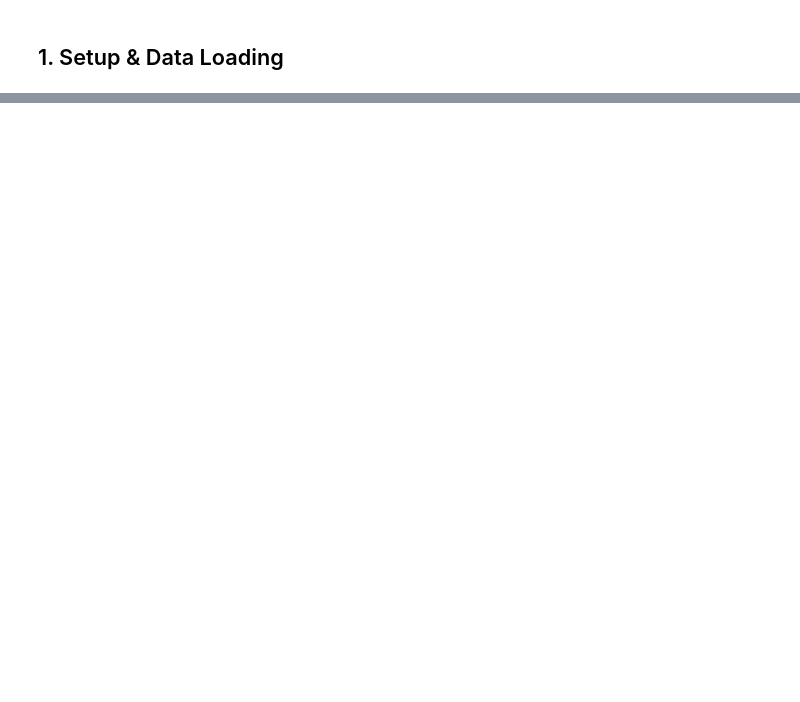
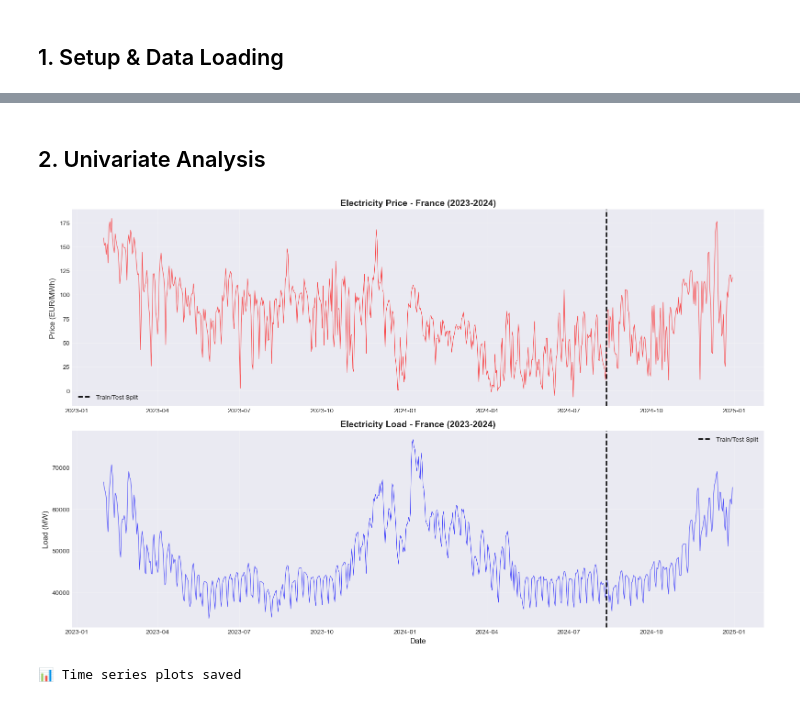
Before and after one commit to rav-lad/energy-demand-forecast, a Jupyter notebook: research/notebooks/01_comprehensive_eda.ipynb, the cells around one changed output, grey strips where cells are left out. Cells and saved outputs as stored; diff of their text form; code cells hidden in the pictures; blank space fills up the shorter version.

```diff
--- a/research/notebooks/01_comprehensive_eda.ipynb
+++ b/research/notebooks/01_comprehensive_eda.ipynb
@@ -632,0 +61,14 @@ print("\n" + "="*80)
+# %%
+# Load train and test data
+df_train = pd.read_csv(MODIFIED_DIR / 'train_daily.csv')
+df_test = pd.read_csv(MODIFIED_DIR / 'test_daily.csv')
+
+# Combine for full analysis
+df = pd.concat([df_train, df_test], ignore_index=True)
+df['datetime'] = pd.to_datetime(df['datetime'])
+df = df.sort_values('datetime').reset_index(drop=True)
+
+print(f"Dataset shape: {df.shape}")
+print(f"Date range: {df['datetime'].min()} to {df['datetime'].max()}")
+print(f"Number of days: {len(df)}")
+print(f"\nColumns ({len(df.columns)}): {df.columns.tolist()[:15]}...")
@@ -632,0 +107,33 @@ print("\n" + "="*80)
+# %% [markdown]
+## 2. Univariate Analysis
+# %%
+# Calculate split date
+split_date = pd.to_datetime(df_train['datetime'].iloc[-1])
+
+fig, axes = plt.subplots(2, 1, figsize=(16, 10))
+
+# Electricity price
+axes[0].plot(df['datetime'], df['price_eur_mwh'], linewidth=0.8, alpha=0.7, color='red')
+axes[0].set_title('Electricity Price - France (2023-2024)', fontsize=14, fontweight='bold')
+axes[0].set_ylabel('Price (EUR/MWh)', fontsize=12)
+axes[0].grid(True, alpha=0.3)
+axes[0].axvline(split_date, color='black', linestyle='--', linewidth=2, label='Train/Test Split')
+axes[0].legend()
+
+# Electricity load
+axes[1].plot(df['datetime'], df['load_mw'], linewidth=0.8, alpha=0.7, color='blue')
+axes[1].set_title('Electricity Load - France (2023-2024)', fontsize=14, fontweight='bold')
+axes[1].set_ylabel('Load (MW)', fontsize=12)
+axes[1].set_xlabel('Date', fontsize=12)
+axes[1].grid(True, alpha=0.3)
+axes[1].axvline(split_date, color='black', linestyle='--', linewidth=2, label='Train/Test Split')
+axes[1].legend()
+
+plt.tight_layout()
+plt.savefig(FIGURES_DIR / '01_price_load_timeseries.png', dpi=300, bbox_inches='tight')
+plt.show()
+
+print("📊 Time series plots saved")
+# %% [output]
+[figure, added]
+📊 Time series plots saved
```
Also changed, not shown: parts of 49 cells of this notebook, 8 other files.
